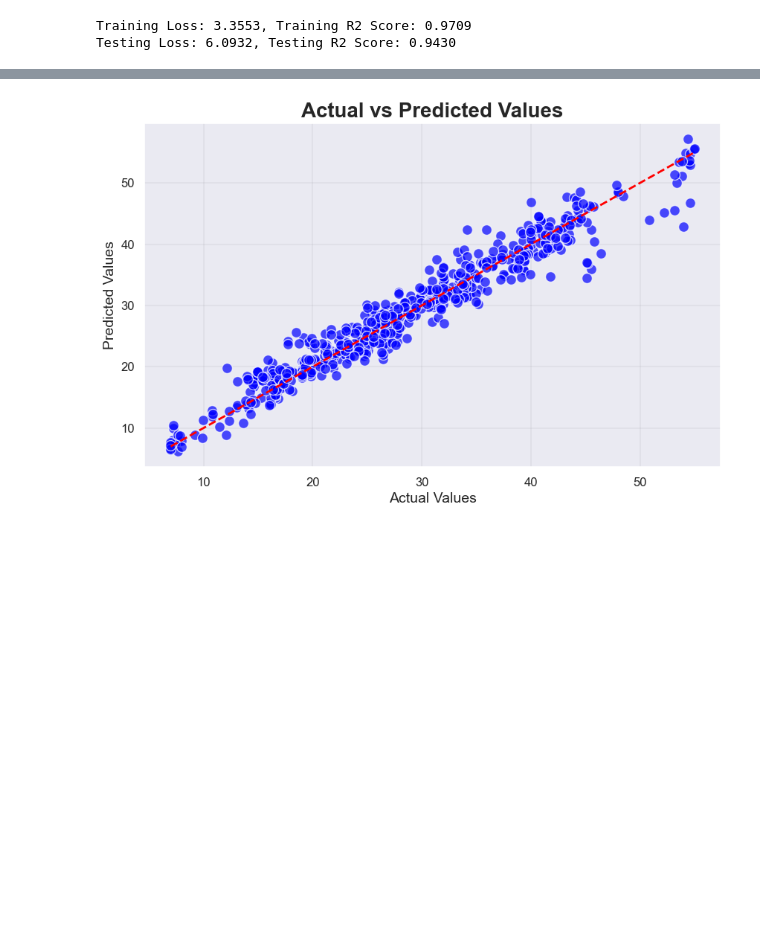
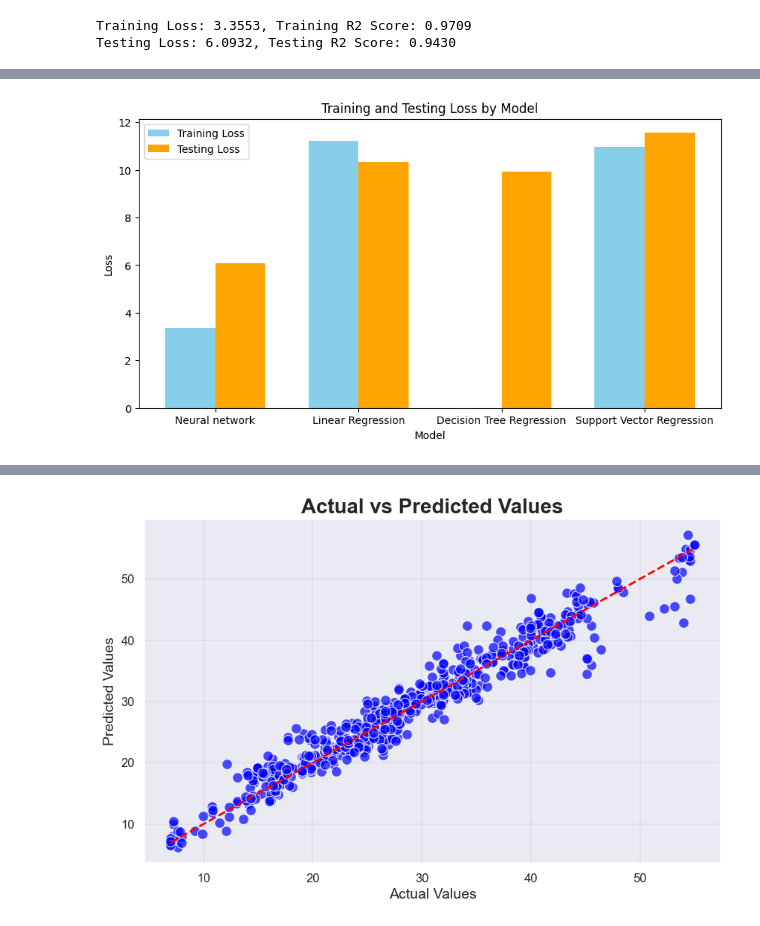
Before and after one commit to Samaresh-16/Parkinson_deepLearning, a Jupyter notebook: Codes/UPDRS.ipynb, the cells around one changed output, grey strips where cells are left out. Saved outputs shown, nothing was run; the diff lists cells and outputs as text; code cells hidden in the pictures; blank space fills up the shorter version.

Commit message:
added comparative plots for total updrs

```diff
--- a/Codes/UPDRS.ipynb
+++ b/Codes/UPDRS.ipynb
@@ -206,0 +303,51 @@ Testing Loss: 6.0932, Testing R2 Score: 0.9430
+# %%
+loss_lst_trn=[3.3553, 11.20990035801535, 2.256019838649839e-31, 10.972312110863378]
+loss_lst_test=[6.0932, 10.345042798087096, 9.933720893367347, 11.563763060449006]
+r2_trn=[0.9709, 0.9027736962423663, 1.0, 0.9048343592589045]
+r2_test=[0.9430, 0.9031483490367289, 0.9081743474454136, 0.8917385296888605]
+# %%
+import matplotlib.pyplot as plt
+import numpy as np
+
+# Model names
+models = ['Neural network', 'Linear Regression', 'Decision Tree Regression','Support Vector Regression']
+
+# Create a figure and a set of subplots
+fig, ax = plt.subplots(figsize=(10, 5))
+
+
+
+# Set the bar width
+bar_width = 0.35
+
+# Positions of the left bar boundaries
+bar_l = np.arange(len(loss_lst_trn))
+
+# Positions of the x-axis ticks (center of the bars as bar labels)
+tick_pos = [i + (bar_width / 2) for i in bar_l]
+
+# Create the total score for each participant
+totals = [i + j for i, j in zip(loss_lst_trn, loss_lst_test)]
+
+# Create a bar plot for each score
+trn_bar = ax.bar(bar_l, loss_lst_trn, width=bar_width, label='Training Loss', color='skyblue')
+test_bar = ax.bar(bar_l + bar_width, loss_lst_test, width=bar_width, label='Testing Loss', color='orange')
+
+# Set the y label
+ax.set_ylabel('Loss')
+
+# Set the x label
+ax.set_xlabel('Model')
+
+# Set the title
+ax.set_title('Training and Testing Loss by Model')
+
+# Set the x ticks with names
+ax.set_xticks(tick_pos)
+ax.set_xticklabels(models)
+
+# Adding the legend and showing the plot
+ax.legend()
+plt.show()
+# %% [output]
+[figure, added]
```
Also changed, not shown: parts of 3 cells of this notebook, 2 other files.
